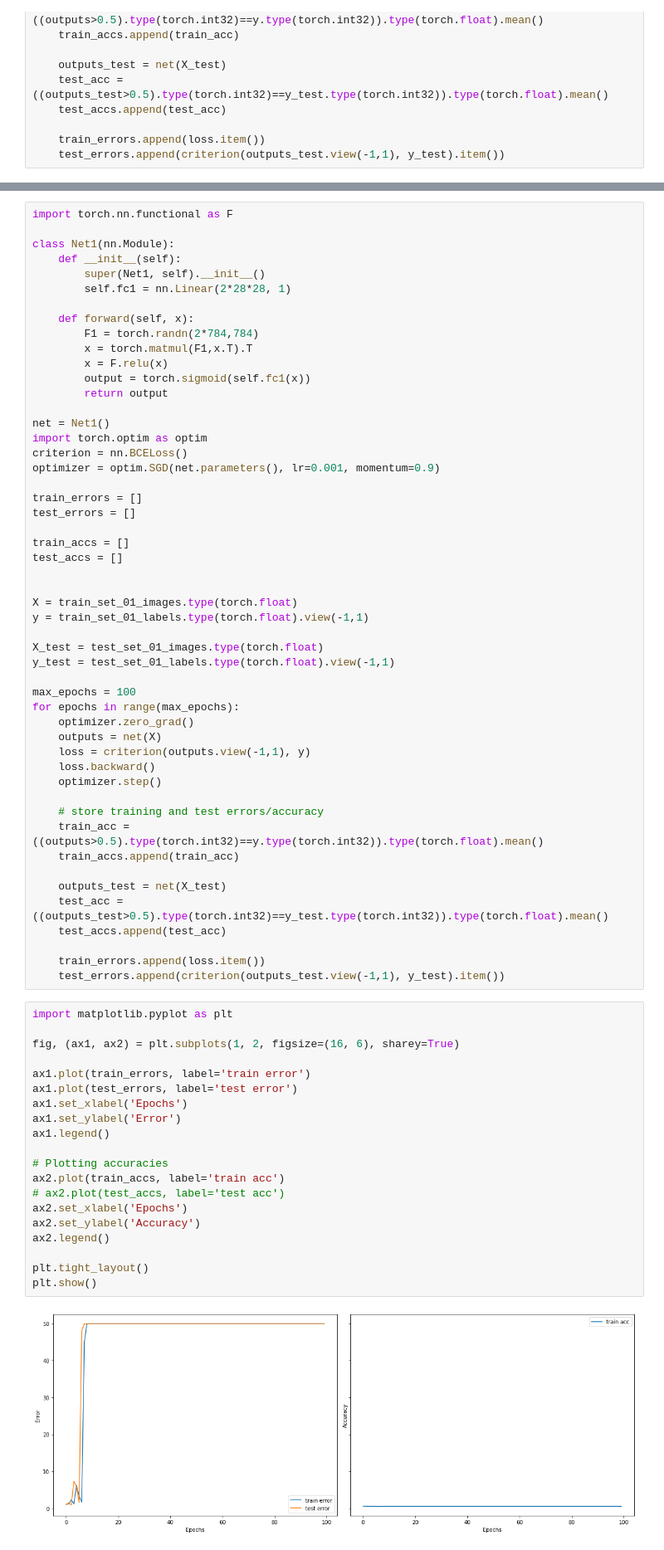
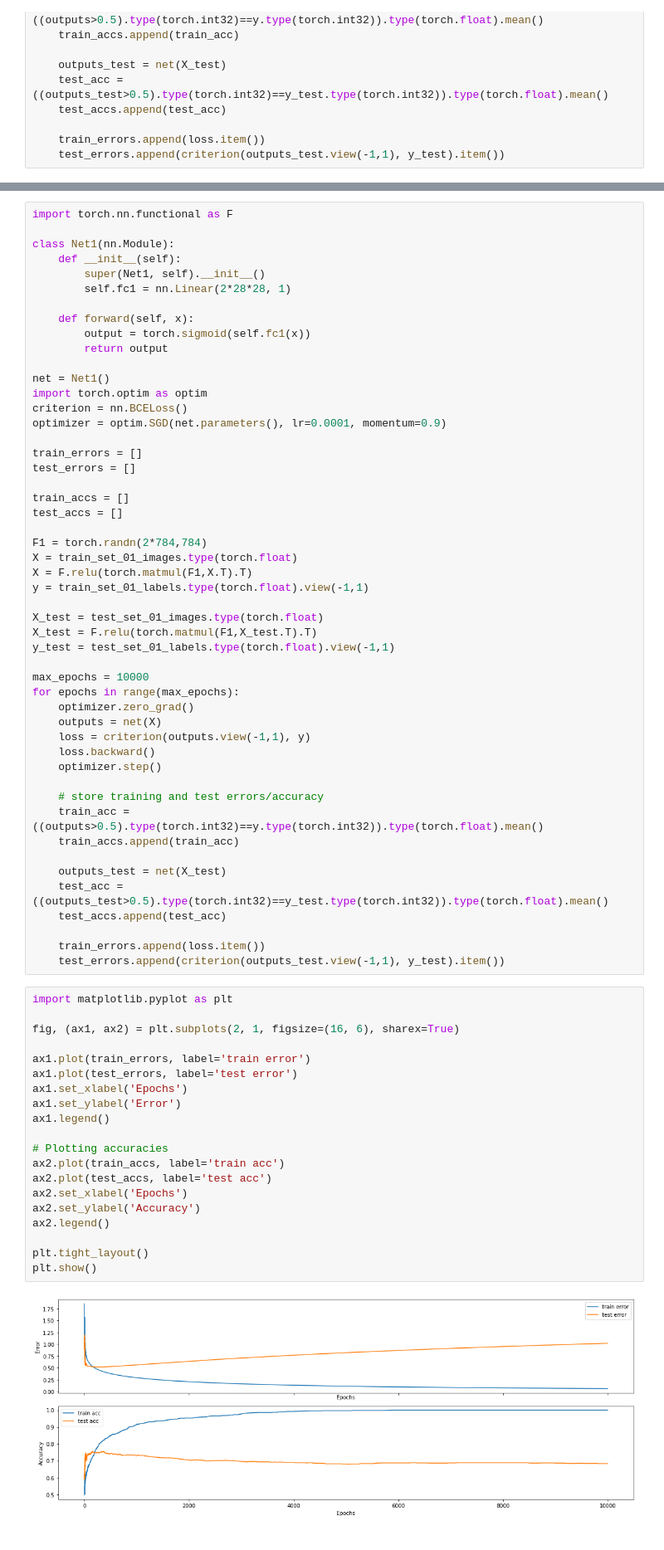
Before and after one commit to kcniii/mlo, a Jupyter notebook: hw8/logistic_regression_with_early_stopping.ipynb, the cells around one changed output, grey strips where cells are left out. Shown: that part at 83% size. Saved outputs shown, nothing was run; the diff lists cells and outputs as text.

Commit message:
relu(Fx) shouldn't be calculate inside network. it will be include in backprobagation as well

```diff
--- a/hw8/logistic_regression_with_early_stopping.ipynb
+++ b/hw8/logistic_regression_with_early_stopping.ipynb
@@ -182,16 +184,13 @@ class Net1(nn.Module):
         self.fc1 = nn.Linear(2*28*28, 1)
 
     def forward(self, x):
-        F1 = torch.randn(2*784,784)
-        x = torch.matmul(F1,x.T).T
-        x = F.relu(x)
         output = torch.sigmoid(self.fc1(x))
         return output
 
 net = Net1()
 import torch.optim as optim
 criterion = nn.BCELoss()
-optimizer = optim.SGD(net.parameters(), lr=0.001, momentum=0.9)
+optimizer = optim.SGD(net.parameters(), lr=0.0001, momentum=0.9)
 
 train_errors = []
 test_errors = []
@@ -199,14 +198,16 @@ test_errors = []
 train_accs = []
 test_accs = []
 
-
+F1 = torch.randn(2*784,784)
 X = train_set_01_images.type(torch.float)
+X = F.relu(torch.matmul(F1,X.T).T)
 y = train_set_01_labels.type(torch.float).view(-1,1)
 
 X_test = test_set_01_images.type(torch.float)
+X_test = F.relu(torch.matmul(F1,X_test.T).T)
 y_test = test_set_01_labels.type(torch.float).view(-1,1)
 
-max_epochs = 100
+max_epochs = 10000
 for epochs in range(max_epochs):
     optimizer.zero_grad()
     outputs = net(X)
@@ -227,22 +228,22 @@ for epochs in range(max_epochs):
 # %%
 import matplotlib.pyplot as plt
 
-fig, (ax1, ax2) = plt.subplots(1, 2, figsize=(16, 6), sharey=True)
+fig, (ax1, ax2) = plt.subplots(2, 1, figsize=(16, 6), sharex=True)
 
 ax1.plot(train_errors, label='train error')
 ax1.plot(test_errors, label='test error')
 ax1.set_xlabel('Epochs')
 ax1.set_ylabel('Error')
 ax1.legend()
 
 # Plotting accuracies
 ax2.plot(train_accs, label='train acc')
-# ax2.plot(test_accs, label='test acc')
+ax2.plot(test_accs, label='test acc')
 ax2.set_xlabel('Epochs')
 ax2.set_ylabel('Accuracy')
 ax2.legend()
 
 plt.tight_layout()
 plt.show()
 # %% [output]
-[figure, old version]
+[figure, new version]
```
Also changed, not shown: parts of 2 cells of this notebook.
